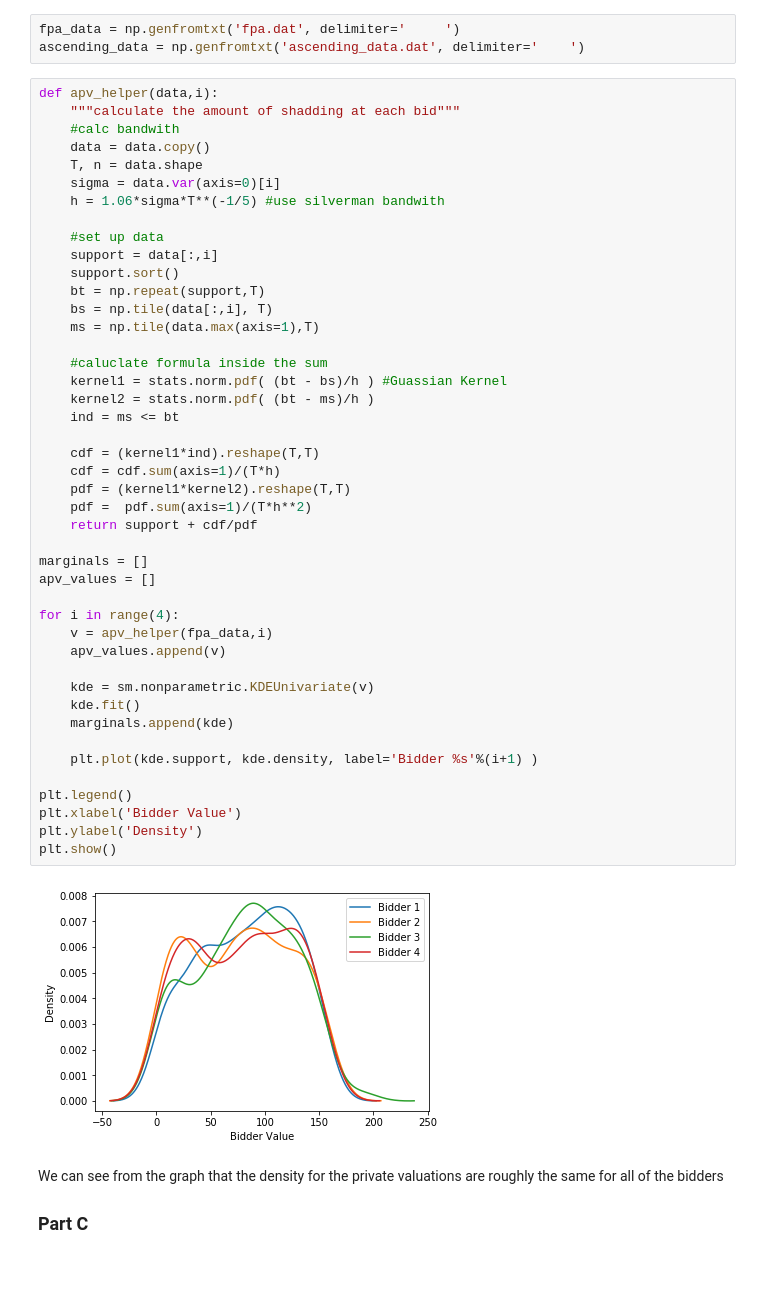
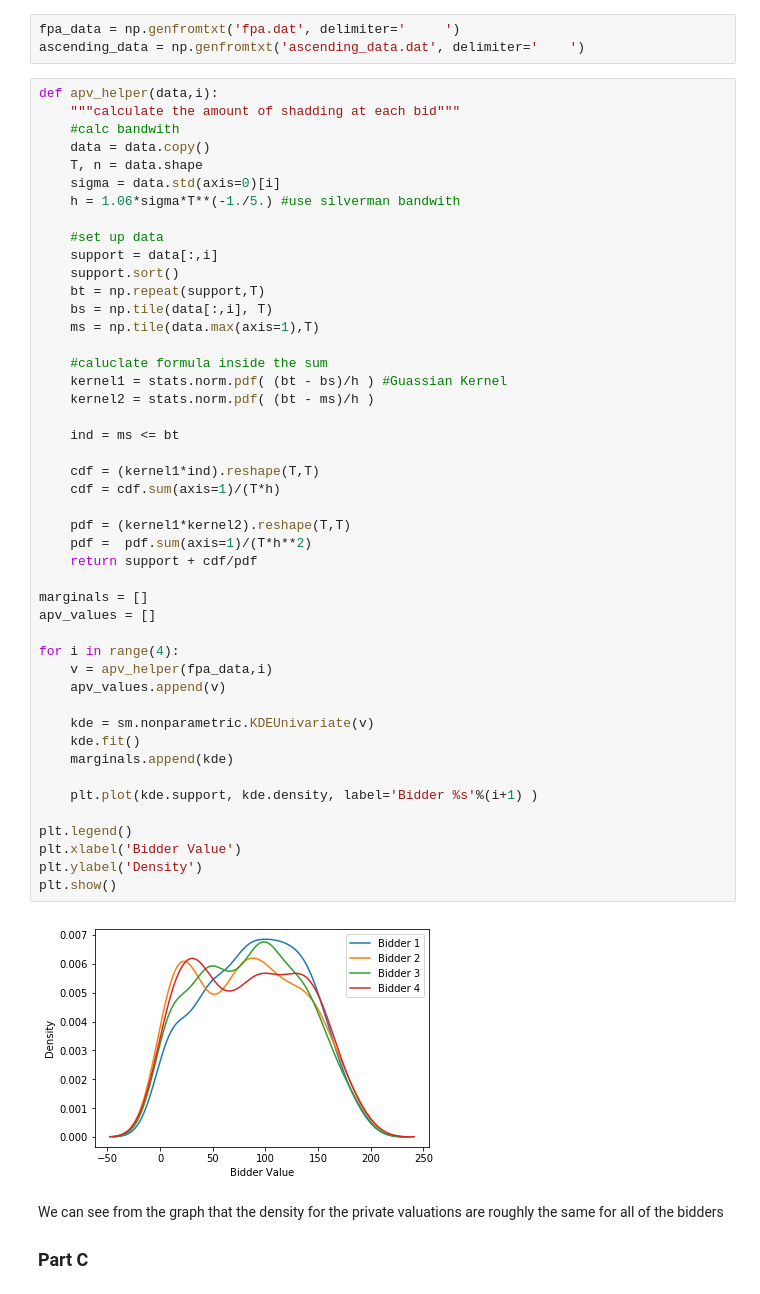
Before and after one commit to ericschulman/struct, a Jupyter notebook: hw5_io/auctions.ipynb, the cells around one changed output. Saved outputs shown, nothing was run; the diff lists cells and outputs as text.

```diff
--- a/hw5_io/auctions.ipynb
+++ b/hw5_io/auctions.ipynb
@@ -56,8 +56,8 @@ def apv_helper(data,i):
     #calc bandwith
     data = data.copy()
     T, n = data.shape
-    sigma = data.var(axis=0)[i]
-    h = 1.06*sigma*T**(-1/5) #use silverman bandwith
+    sigma = data.std(axis=0)[i]
+    h = 1.06*sigma*T**(-1./5.) #use silverman bandwith
 
     #set up data
     support = data[:,i]
@@ -68,34 +68,36 @@ def apv_helper(data,i):
 
     #caluclate formula inside the sum
     kernel1 = stats.norm.pdf( (bt - bs)/h ) #Guassian Kernel
     kernel2 = stats.norm.pdf( (bt - ms)/h )
+
     ind = ms <= bt
 
     cdf = (kernel1*ind).reshape(T,T)
     cdf = cdf.sum(axis=1)/(T*h)
+
     pdf = (kernel1*kernel2).reshape(T,T)
     pdf =  pdf.sum(axis=1)/(T*h**2)
     return support + cdf/pdf
 
 marginals = []
 apv_values = []
 
 for i in range(4):
     v = apv_helper(fpa_data,i)
     apv_values.append(v)
 
     kde = sm.nonparametric.KDEUnivariate(v)
     kde.fit()
     marginals.append(kde)
 
     plt.plot(kde.support, kde.density, label='Bidder %s'%(i+1) )
 
 plt.legend()
 plt.xlabel('Bidder Value')
 plt.ylabel('Density')
 plt.show()
 # %% [output]
-[figure, old version]
+[figure, new version]
 # %% [markdown]
 We can see from the graph that the density for the private valuations are roughly the same for all of the bidders
 
```
Also changed, not shown: parts of 1 cell of this notebook.
